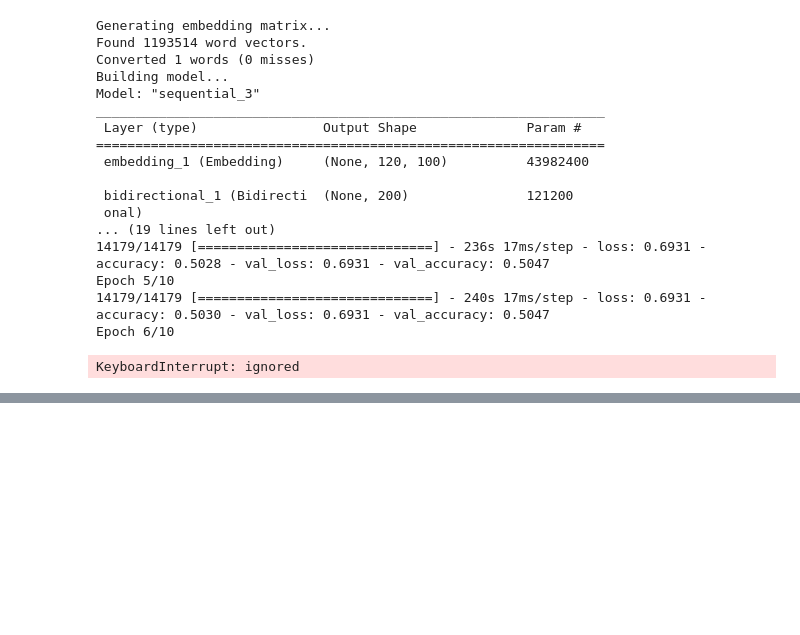
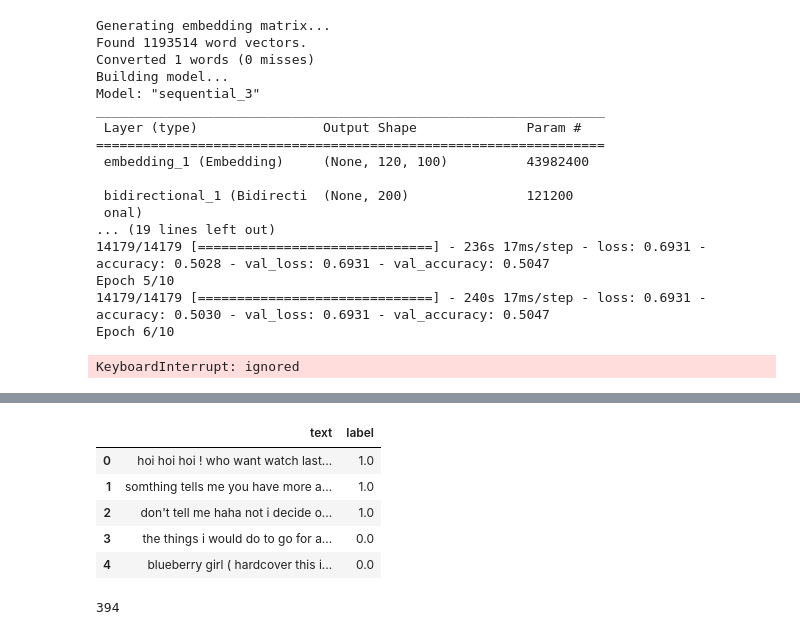
Before and after one commit to CS-433/ml-project-2-big-three, a Jupyter notebook: Test.ipynb, the cells around one changed output, grey strips where cells are left out. Drawn from its saved outputs; the diff is of its cells as text; code cells hidden in the pictures; blank space fills up the shorter version.

Commit message:
add bert

```diff
--- a/Test.ipynb
+++ b/Test.ipynb
@@ -1524,0 +1553,11 @@ KeyboardInterrupt: ignored
+# %%
+df = pd.read_csv("./data/preprocessed/bert/train_preprocessed.csv")
+df = df.dropna()
+df.head()
+# %% [output]
+|  | text | label |
+| 0 | hoi hoi hoi ! who want watch last... | 1.0 |
+| 1 | somthing tells me you have more a... | 1.0 |
+| 2 | don't tell me haha not i decide o... | 1.0 |
+| 3 | the things i would do to go for a... | 0.0 |
+| 4 | blueberry girl ( hardcover this i... | 0.0 |
@@ -1524,0 +1568,4 @@ KeyboardInterrupt: ignored
+# %%
+max_t
+# %% [output]
+394
```
Also changed, not shown: parts of 3 cells of this notebook, 9 other files.
